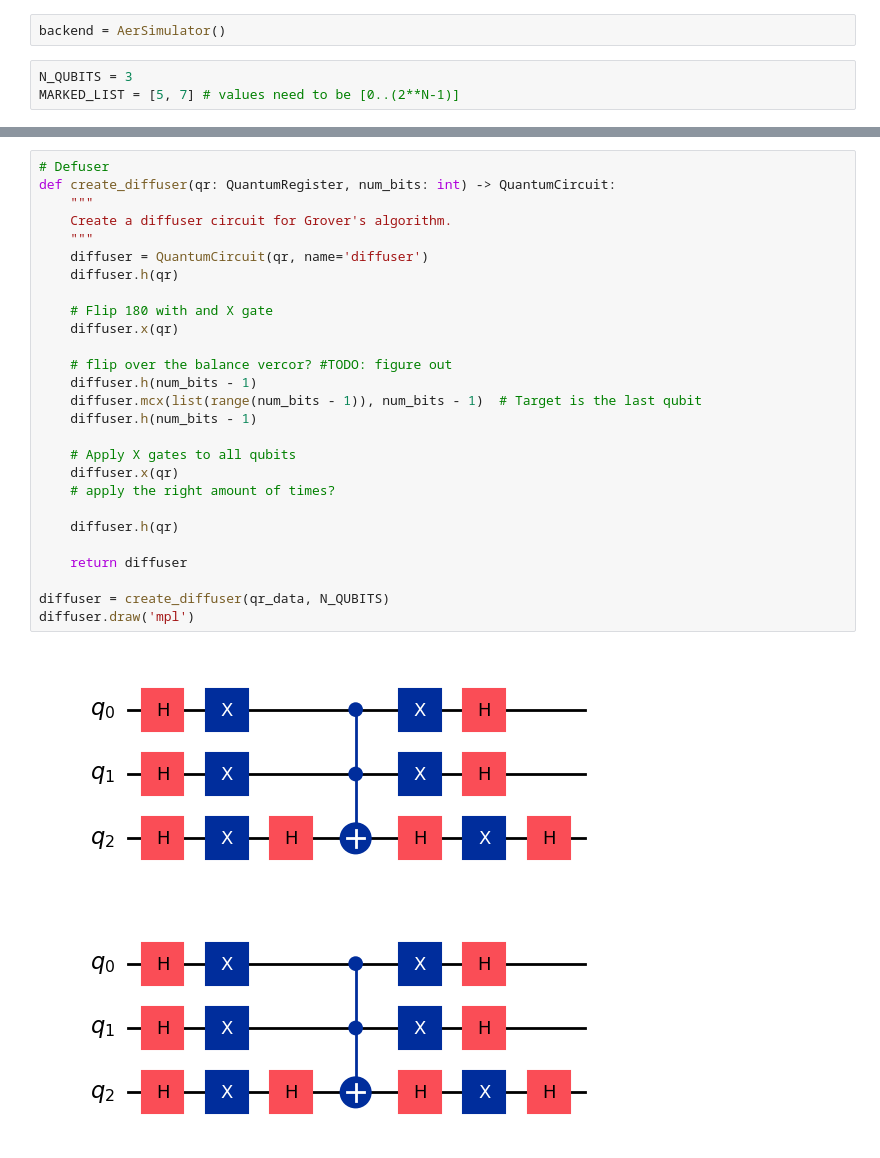
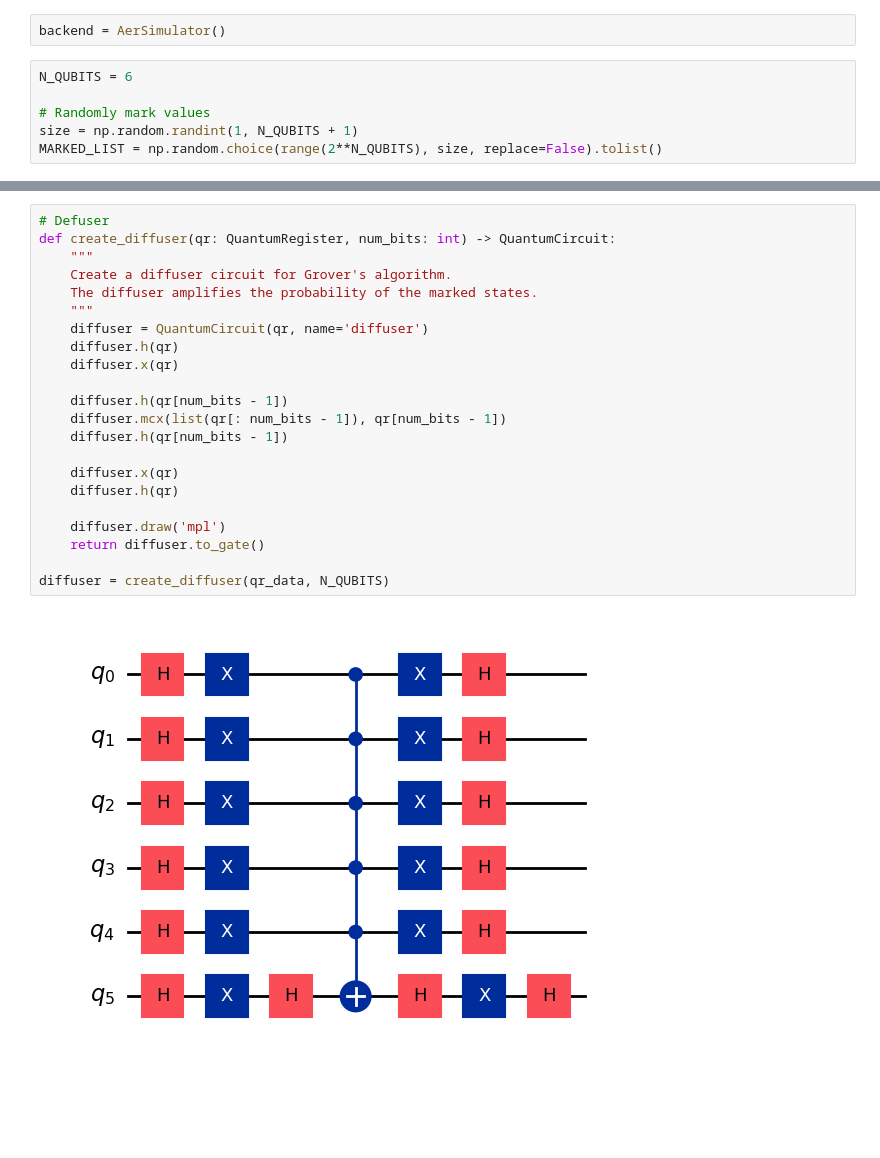
Before and after one commit to TheRandomTroll/aau-cs-qic-project, a Jupyter notebook: grovers.ipynb, the cells around one changed output, grey strips where cells are left out. Cells and saved outputs as stored; diff of their text form; blank space fills up the shorter version.

```diff
--- a/grovers.ipynb
+++ b/grovers.ipynb
@@ -9,5 +8,8 @@ import numpy as np
 # %%
 backend = AerSimulator()
 # %%
-N_QUBITS = 3
-MARKED_LIST = [5, 7] # values need to be [0..(2**N-1)]
+N_QUBITS = 6
+
+# Randomly mark values
+size = np.random.randint(1, N_QUBITS + 1)
+MARKED_LIST = np.random.choice(range(2**N_QUBITS), size, replace=False).tolist()
@@ -73,33 +75,27 @@ oracle = create_oracle(qr_data)
 # %%
 # Defuser
 def create_diffuser(qr: QuantumRegister, num_bits: int) -> QuantumCircuit:
     """
     Create a diffuser circuit for Grover's algorithm.
+    The diffuser amplifies the probability of the marked states.
     """
     diffuser = QuantumCircuit(qr, name='diffuser')
     diffuser.h(qr)
-
-    # Flip 180 with and X gate
     diffuser.x(qr)
 
-    # flip over the balance vercor? #TODO: figure out
-    diffuser.h(num_bits - 1)
-    diffuser.mcx(list(range(num_bits - 1)), num_bits - 1)  # Target is the last qubit
-    diffuser.h(num_bits - 1)
+    diffuser.h(qr[num_bits - 1])
+    diffuser.mcx(list(qr[: num_bits - 1]), qr[num_bits - 1])
+    diffuser.h(qr[num_bits - 1])
 
-    # Apply X gates to all qubits
     diffuser.x(qr)
-    # apply the right amount of times?
-
     diffuser.h(qr)
 
-    return diffuser
+    diffuser.draw('mpl')
+    return diffuser.to_gate()
 
 diffuser = create_diffuser(qr_data, N_QUBITS)
-diffuser.draw('mpl')
 # %% [output]
-[figure, old version]
+[figure, new version]
-[figure, removed]
 # %%
 target_amount = len(MARKED_LIST)
 N = 2**N_QUBITS
```
Also changed, not shown: parts of 7 cells of this notebook.
